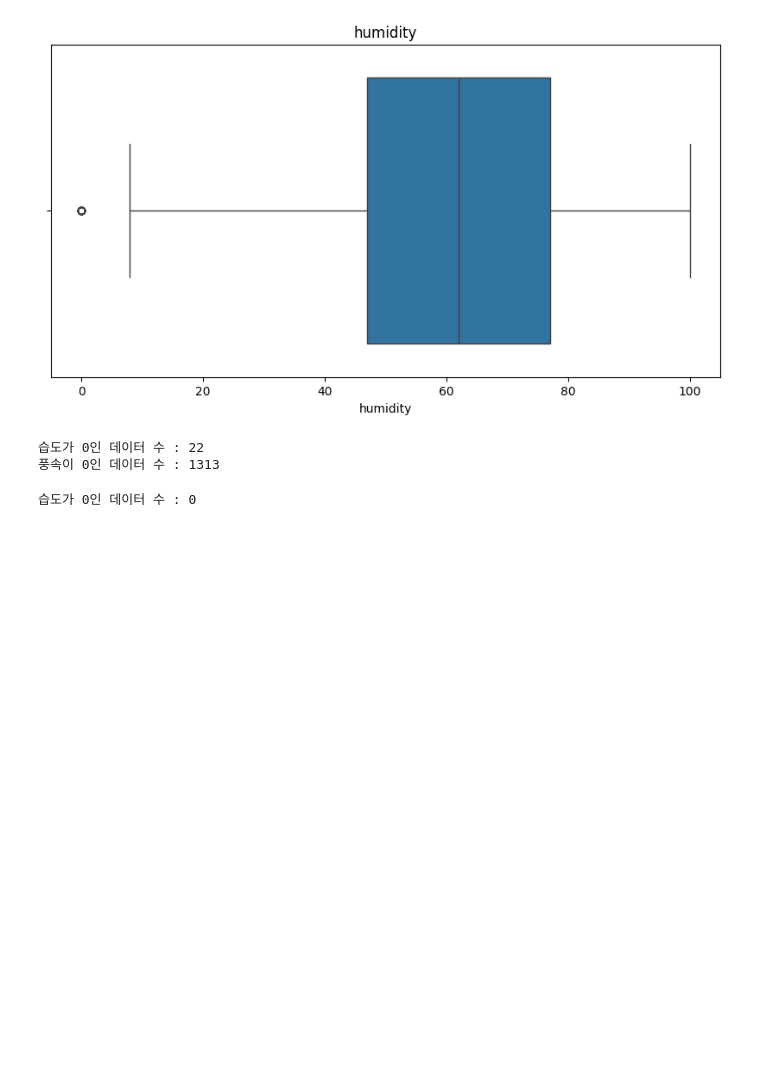
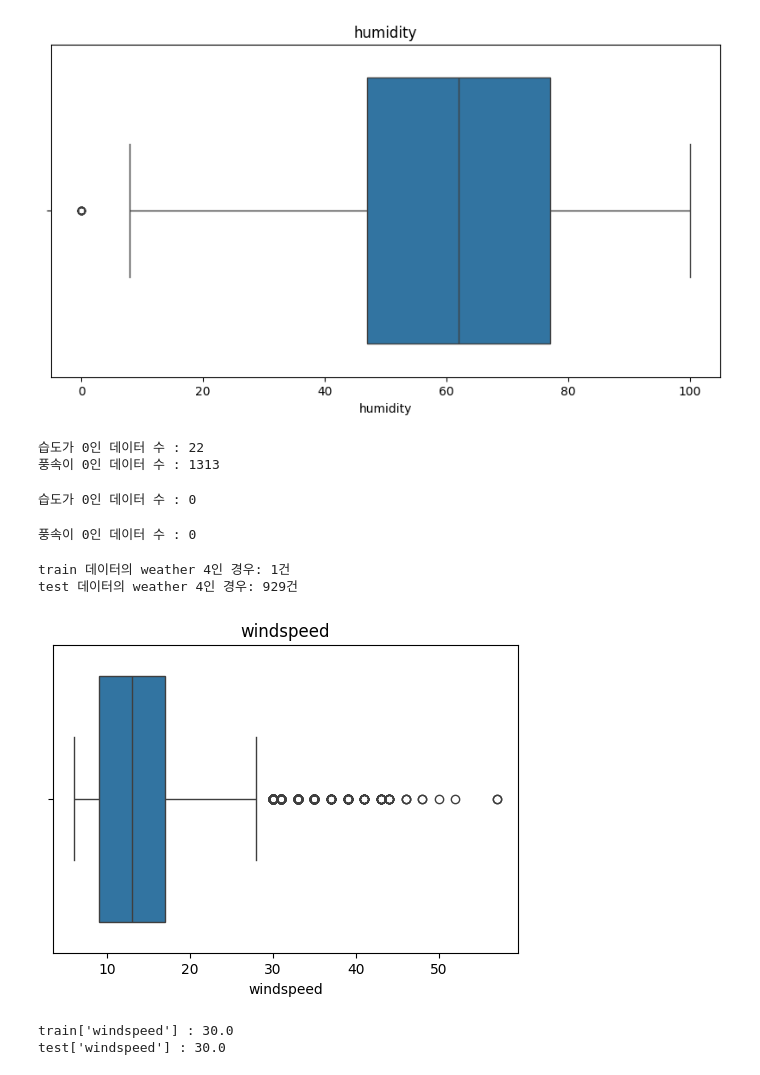
Before and after one commit to forexms78/AI-05-, a Jupyter notebook: 미션3_2팀_박병호.ipynb, the cells around one changed output. Drawn from its saved outputs; the diff is of its cells as text; code cells hidden in the pictures; blank space fills up the shorter version.

```diff
--- a/미션3_2팀_박병호.ipynb
+++ b/미션3_2팀_박병호.ipynb
@@ -148,3 +150,44 @@ train.loc[humidity_zero, 'humidity'] = humidity_mid
 print(f"습도가 0인 데이터 수 : {len(train[train['humidity'] == 0])}")
 # %% [output]
 습도가 0인 데이터 수 : 0
+# %%
+# 풍속을 중앙값으로 대체하기
+
+windspeed_zero =  train[train['windspeed'] == 0].index
+
+windspeed_mid = train['windspeed'].median()
+
+train.loc[windspeed_zero, 'windspeed'] = windspeed_mid
+
+print(f"풍속이 0인 데이터 수 : {len(train[train['windspeed'] == 0])}")
+# %% [output]
+풍속이 0인 데이터 수 : 0
+# %%
+# 폭우/폭설시 자전거 대여 수
+
+print(f"train 데이터의 weather 4인 경우: {len(train[train['weather']==4])}건")
+print(f"test 데이터의 weather 4인 경우: {len(test[test['weekday'] == 4])}건")
+# %% [output]
+train 데이터의 weather 4인 경우: 1건
+test 데이터의 weather 4인 경우: 929건
+# %%
+import matplotlib.pyplot as plt
+import seaborn as sns
+
+plt.figure(figsize=(6,4))
+sns.boxplot(x=train['windspeed'])
+plt.title('windspeed')
+plt.show()
+# %% [output]
+[figure, added]
+# %%
+# 풍속을 값을 학습할때 35정도를 최대값으로 설정
+
+train['windspeed'] = train['windspeed'].apply(lambda x: 30 if x > 30 else x)
+test['windspeed'] = test['windspeed'].apply(lambda x: 30 if x > 30 else x)
+
+print(f"train['windspeed'] : {train['windspeed'].max()}")
+print(f"test['windspeed'] : {test['windspeed'].max()} ")
+# %% [output]
+train['windspeed'] : 30.0
+test['windspeed'] : 30.0
```
Also changed, not shown: parts of 18 cells of this notebook.
